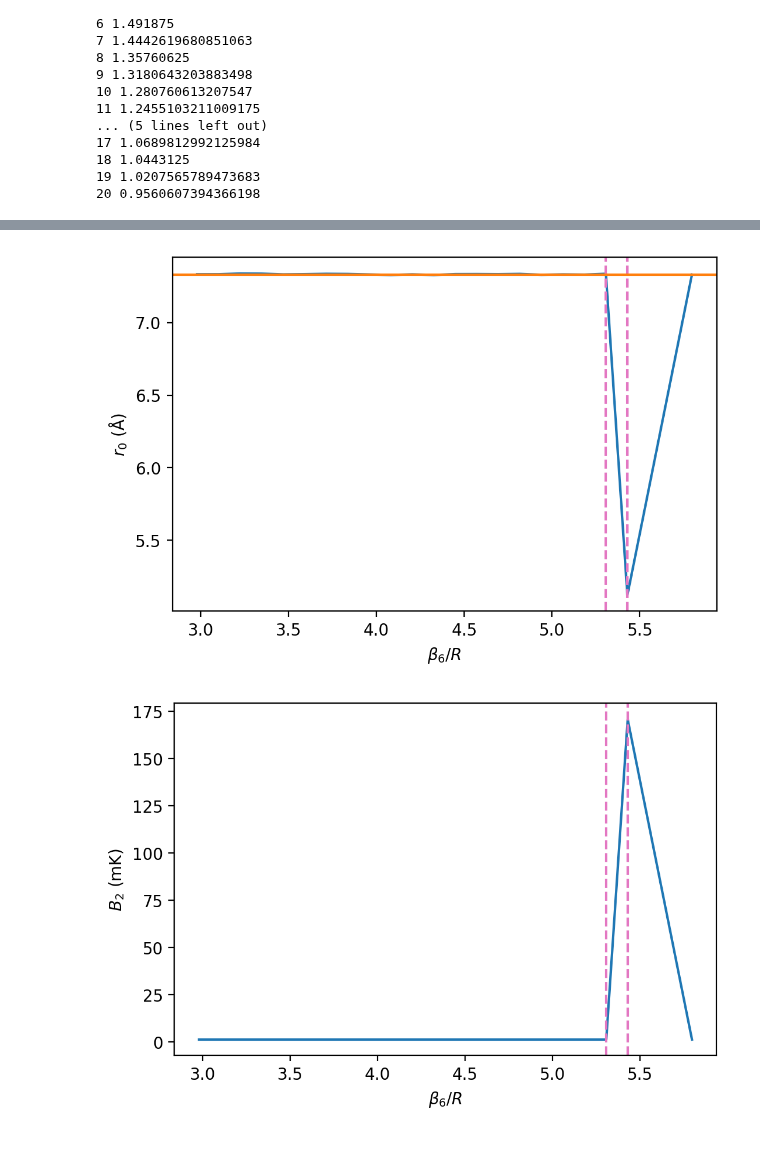
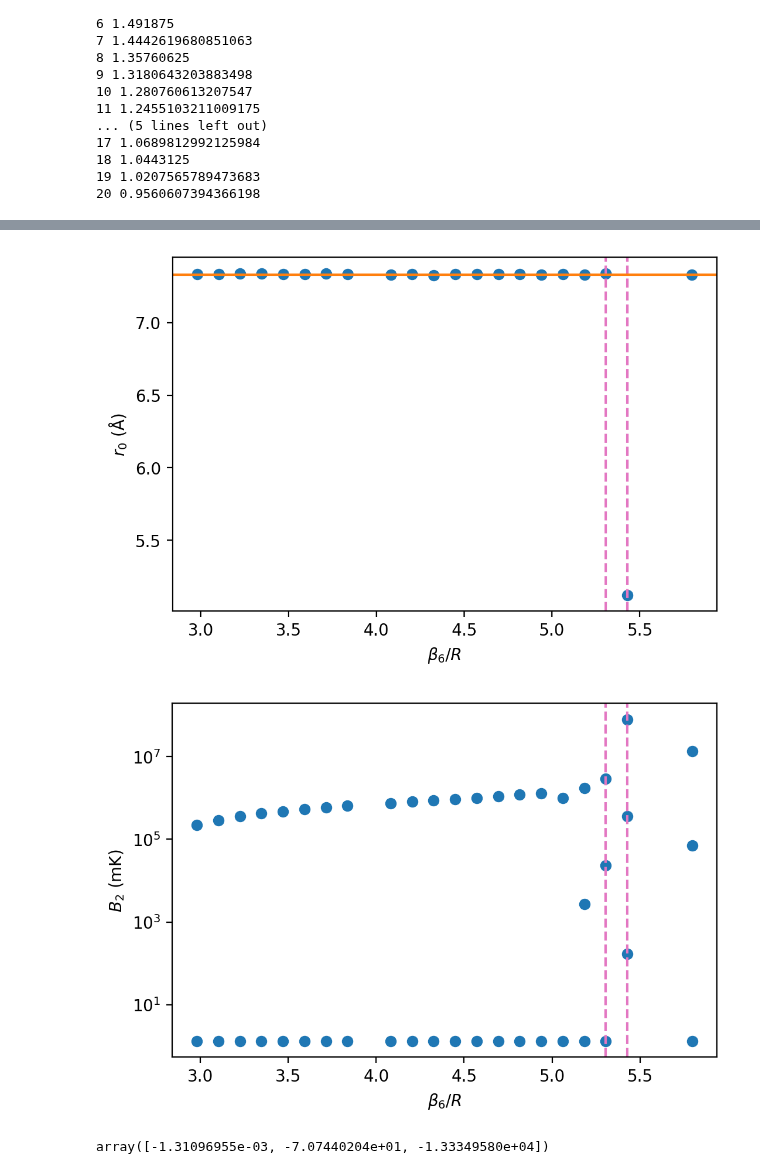
Before and after one commit to odell/vdw-nlo, a Jupyter notebook: Check Increased C6 RG Flow.ipynb, the cells around one changed output, grey strips where cells are left out. Cells and saved outputs as stored; diff of their text form; code cells hidden in the pictures; blank space fills up the shorter version.

Commit message:
Checks LO and NLO spectra.

```diff
--- a/Check Increased C6 RG Flow.ipynb
+++ b/Check Increased C6 RG Flow.ipynb
@@ -21,13 +21,15 @@ momenta = np.linspace(0.01/he4.BETA6, 0.3/he4.BETA6, 30)
 nR = rg_flow.shape[0]
 a0s = np.zeros(nR)
 r0s = np.zeros(nR)
-b2s = np.zeros(nR)
+spectra = []
 
 for i in range(nR):
     R, g = rg_flow[i]
     s = he4.Helium4System(R, ELL)
     a0, r0 = s.a0_and_r0(g, 0, momenta, use_c=True)
-    b2 = np.abs(s.bound_state_spectrum(g, 0)[0])
+    spec = s.bound_state_spectrum(g, 0)
+    spectra.append(spec)
+    b2 = np.abs(spec[0])
 
     a0s[i] = a0
     r0s[i] = r0
@@ -92,0 +95,16 @@ ax.set_ylabel(r'$B_2$ (mK)');
+# %%
+fig, ax = plt.subplots(dpi=200)
+fig.patch.set_facecolor('white')
+
+for (R, spec) in zip(rg_flow[:, 0], spectra):
+    for s in spec:
+        ax.scatter(he4.BETA6/R, -1000*s, color='C0')
+
+ax.set_yscale('log')
+ax.axvline(he4.BETA6/rg_flow[18, 0], color='C6', linestyle='--')
+ax.axvline(he4.BETA6/rg_flow[19, 0], color='C6', linestyle='--')
+# ax.axhline(he4.R0, color='C1', linestyle='-')
+
+ax.set_title('LO Spectra')
+ax.set_xlabel(r'$\beta_6/R$')
+ax.set_ylabel(r'$B_2$ (mK)');
@@ -106,17 +126,18 @@ Rs = rg_flow[:, 0]
 nR = rg_flow.shape[0]
 a0s = np.zeros(nR)
 r0s = np.zeros(nR)
-b2s = np.zeros(nR)
+spectra = []
 
 for i in range(nR):
     R, glo, gnlo = rg_flow[i]
     s = he4.Helium4System(R, ELL)
     a0, r0 = s.a0_and_r0(glo, gnlo, momenta, use_c=True)
-    b2 = np.abs(s.bound_state_spectrum(glo, gnlo)[0])
+    spec = s.bound_state_spectrum(glo, gnlo)
+    b2 = np.abs(spec[0])
 
     a0s[i] = a0
     r0s[i] = r0
-    b2s[i] = b2
+    spectra.append(spec)
 
     print(f'{a0:.4e}  {r0:.4e}  {b2:.4e}')
 # %% [output]
@@ -174,7 +195,7 @@ ax.set_ylabel(r'$a_0$ (Å)');
 fig, ax = plt.subplots(dpi=200)
 fig.patch.set_facecolor('white')
 
-ax.plot(he4.BETA6/rg_flow[:, 0], r0s)
+ax.scatter(he4.BETA6/rg_flow[:, 0], r0s)
 ax.axvline(he4.BETA6/rg_flow[18, 0], color='C6', linestyle='--')
 ax.axvline(he4.BETA6/rg_flow[19, 0], color='C6', linestyle='--')
 ax.axhline(he4.R0, color='C1', linestyle='-')
@@ -182,17 +203,21 @@ ax.axhline(he4.R0, color='C1', linestyle='-')
 ax.set_xlabel(r'$\beta_6/R$')
 ax.set_ylabel(r'$r_0$ (Å)');
 # %% [output]
-[figure, old version]
+[figure, new version]
 # %%
 fig, ax = plt.subplots(dpi=200)
 fig.patch.set_facecolor('white')
 
-ax.plot(he4.BETA6/rg_flow[:, 0], b2s*1000)
+for (R, spec) in zip(rg_flow[:, 0], spectra):
+    for s in spec:
+        ax.scatter(he4.BETA6/R, -1000*s, color='C0')
+
+ax.set_yscale('log')
 ax.axvline(he4.BETA6/rg_flow[18, 0], color='C6', linestyle='--')
 ax.axvline(he4.BETA6/rg_flow[19, 0], color='C6', linestyle='--')
 # ax.axhline(he4.R0, color='C1', linestyle='-')
 
 ax.set_xlabel(r'$\beta_6/R$')
 ax.set_ylabel(r'$B_2$ (mK)');
 # %% [output]
-[figure, old version]
+[figure, new version]
@@ -198,0 +233,4 @@ ax.set_ylabel(r'$B_2$ (mK)');
+# %%
+spectra[-1]
+# %% [output]
+array([-1.31096955e-03, -7.07440204e+01, -1.33349580e+04])
```
Also changed, not shown: parts of 8 cells of this notebook, 2 other files.
